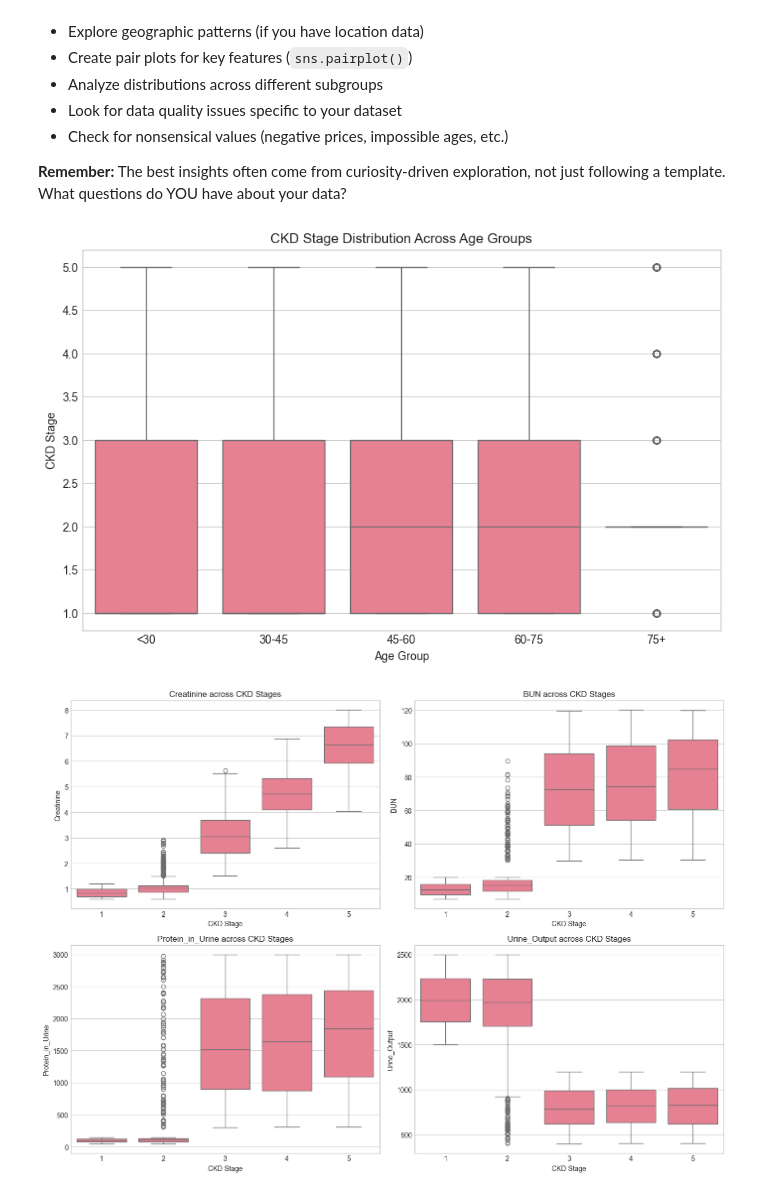
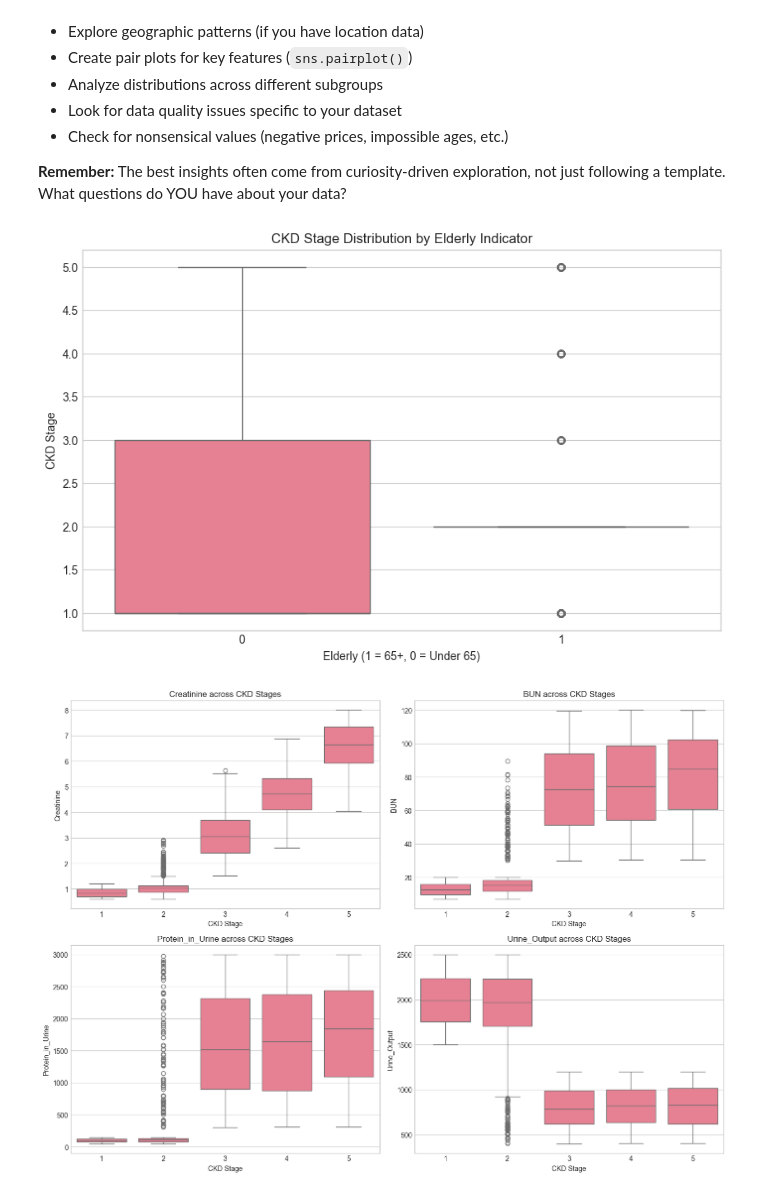
Before and after one commit to jvilla13/individual-capstone-jvilla13, a Jupyter notebook: notebooks/01_problem_statement_and_eda.ipynb, the cells around one changed output. Cells and saved outputs as stored; diff of their text form; code cells hidden in the pictures.

Commit message:
Cleaned up Further Data Leakage

```diff
--- a/notebooks/01_problem_statement_and_eda.ipynb
+++ b/notebooks/01_problem_statement_and_eda.ipynb
@@ -135,6 +135,10 @@ def determine_ckd_stage(gfr):
         return 5
 
 df["CKD Stage"] = df["GFR"].apply(determine_ckd_stage)
+
+# Re-run the code to drop this from the beginning to help with the leakage, I learned the ignore from Google for the errors.
+
+df = df.drop(columns=["GFR", "CKD_Status", "Medication"], errors="ignore")
 # %%
 # TODO: View the first 5 rows of your dataframe
 #
@@ -526,7 +528,3 @@ for col in categorical_cols:
 Number of categorical features: 0
 Categorical columns:
 []
-# %%
-# I need to remove this column, Medication, it has too much data/value missing that skew the dataset. Additionally, it's not imoprtant.
-
-df = df.drop(columns=["Medication"])
@@ -766,26 +762,26 @@ The sections above provide a foundation, but every dataset is unique. Use the ce
 # %%
 # YOUR ADDITIONAL EDA CODE HERE
 # Add as many cells as you need - don't be limited by this template!
 
-# I know age had a weak coorelation earlier, so what I want to see is the "Is CKD stage higher in older patients?" type of data.
+# Removed the Age Group prevous code, and added the Elderly section right here.
 
-# Create age groups first
-df["Age_Group"] = pd.cut(
-    df["Age"],
-    bins=[0, 30, 45, 60, 75, 100],
-    labels=["<30", "30-45", "45-60", "60-75", "75+"]
-)
+# Create Elderly_Indicator if it doesn't exist yet
+if "Elderly_Indicator" not in df.columns:
+    df["Elderly_Indicator"] = (df["Age"] >= 65).astype(int)
 
-# Plot CKD Stage distribution by age group
+
+# Then used the code below to show more
+
 plt.figure(figsize=(10, 6))
-sns.boxplot(x="Age_Group", y=TARGET, data=df)
 
-plt.title("CKD Stage Distribution Across Age Groups")
-plt.xlabel("Age Group")
+sns.boxplot(x="Elderly_Indicator", y=TARGET, data=df)
+
+plt.title("CKD Stage Distribution by Elderly Indicator")
+plt.xlabel("Elderly (1 = 65+, 0 = Under 65)")
 plt.ylabel("CKD Stage")
 plt.show()
 # %% [output]
-[figure, old version]
+[figure, new version]
 # %%
 # More exploration...
 
```
Also changed, not shown: parts of 31 cells of this notebook.
